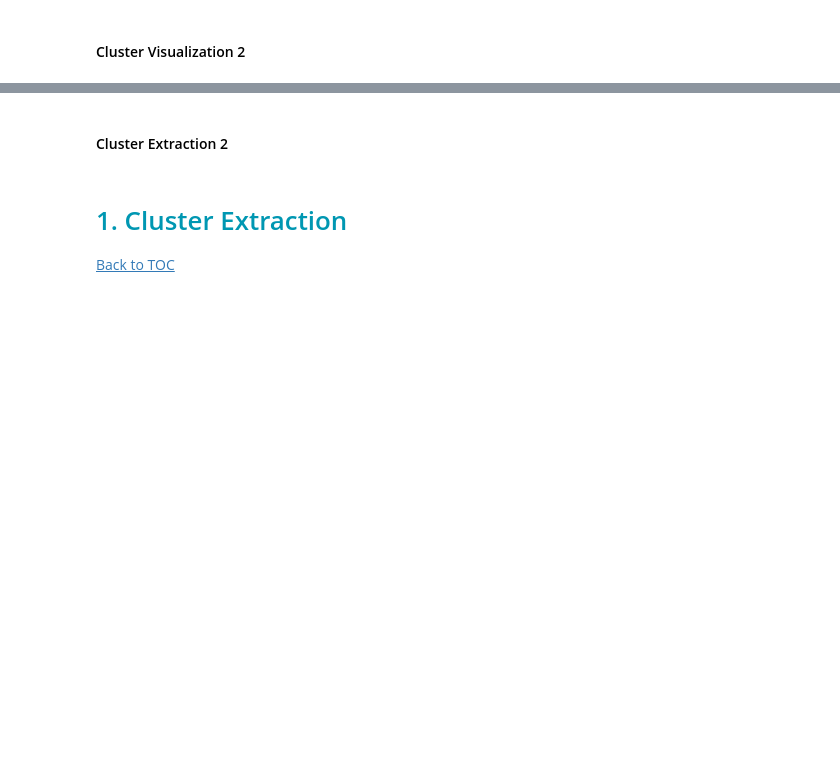
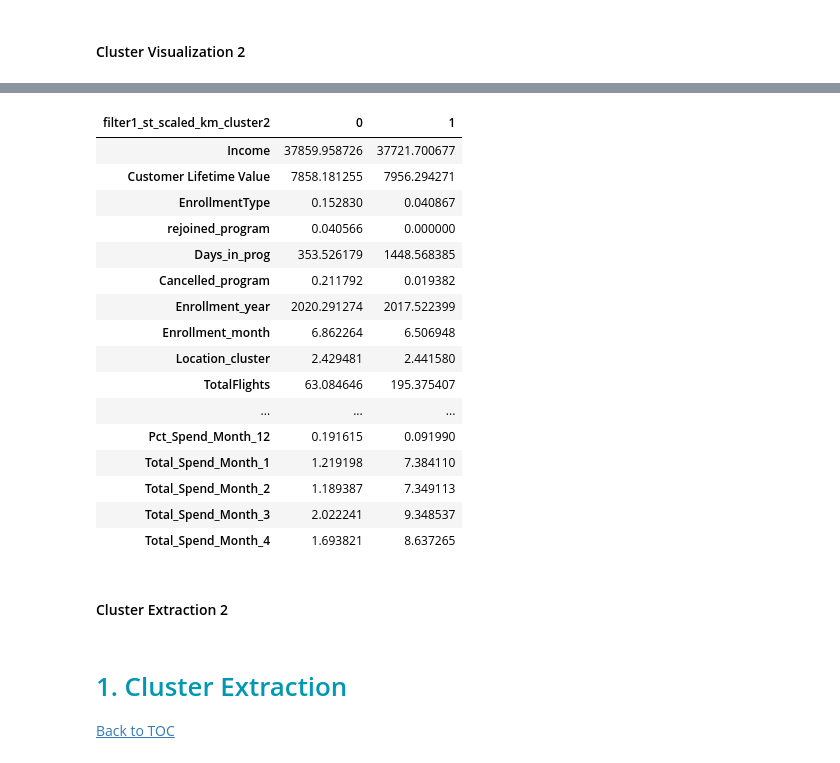
Before and after one commit to andrerangelferreira/DataMiningProject_AIAI_Group51, a Jupyter notebook: notebooks/FAUSTO__Group51_Clustering_Code.ipynb, the cells around one changed output, grey strips where cells are left out. Drawn from its saved outputs; the diff is of its cells as text; code cells hidden in the pictures; blank space fills up the shorter version.

```diff
--- a/notebooks/FAUSTO__Group51_Clustering_Code.ipynb
+++ b/notebooks/FAUSTO__Group51_Clustering_Code.ipynb
@@ -562,17 +638,17 @@ plot_dendrogram(people_filtered1_rb_scl, 'ward')
 # %% [markdown]
 #### Cluster Visualization 2
 # %%
-people_filtered1['filter1_rb_scaled_ward_cluster3'] = AgglomerativeClustering(
-    linkage = 'ward', n_clusters = 3
+people_filtered1['filter1_rb_scaled_ward_cluster6'] = AgglomerativeClustering(
+    linkage = 'ward', n_clusters = 6
     ).fit_predict(people_filtered1_rb_scl)
 
-people_filtered1['filter1_st_scaled_ward_cluster2'] = AgglomerativeClustering(
-    linkage = 'ward', n_clusters = 2
+people_filtered1['filter1_st_scaled_ward_cluster12'] = AgglomerativeClustering(
+    linkage = 'ward', n_clusters = 12
     ).fit_predict(people_filtered1_st_scl)
 # %%
 kmeans_rb_scl = KMeans(n_clusters=5, random_state=42).fit(people_filtered1_rb_scl)
 people_filtered1['filter1_rb_scaled_km_cluster5'] = kmeans_rb_scl.predict(people_filtered1_rb_scl)
 
-kmeans_st_scl = KMeans(n_clusters=5, random_state=42).fit(people_filtered1_st_scl)
-people_filtered1['filter1_st_scaled_km_cluster5'] = kmeans_st_scl.predict(people_filtered1_st_scl)
+kmeans_st_scl = KMeans(n_clusters=2, random_state=42).fit(people_filtered1_st_scl)
+people_filtered1['filter1_st_scaled_km_cluster2'] = kmeans_st_scl.predict(people_filtered1_st_scl)
 # %%
@@ -582,9 +660,23 @@ plot_umap_projections(people_filtered1, cluster_filter1)
 # %%
-groupby_mean(people_filtered1, 'filter1_st_scaled_km_cluster5')
-
-
-# CORRER OS OUTROS GROUP BY
-# FAZER LABEL DOS CLUSTERS PRESENTES
+groupby_mean(people_filtered1, 'filter1_st_scaled_km_cluster2')
+# %% [output]
+| filter1_st_scaled_km_cluster2 | 0 | 1 |
+| Income | 37859.958726 | 37721.700677 |
+| Customer Lifetime Value | 7858.181255 | 7956.294271 |
+| EnrollmentType | 0.152830 | 0.040867 |
+| rejoined_program | 0.040566 | 0.000000 |
+| Days_in_prog | 353.526179 | 1448.568385 |
+| Cancelled_program | 0.211792 | 0.019382 |
+| Enrollment_year | 2020.291274 | 2017.522399 |
+| Enrollment_month | 6.862264 | 6.506948 |
+| Location_cluster | 2.429481 | 2.441580 |
+| TotalFlights | 63.084646 | 195.375407 |
+| ... | ... | ... |
+| Pct_Spend_Month_12 | 0.191615 | 0.091990 |
+| Total_Spend_Month_1 | 1.219198 | 7.384110 |
+| Total_Spend_Month_2 | 1.189387 | 7.349113 |
+| Total_Spend_Month_3 | 2.022241 | 9.348537 |
+| Total_Spend_Month_4 | 1.693821 | 8.637265 |
 # %%
 # 3 - alcoholics | 1 - parents | 2 - young adults technology
 # %% [markdown]
```
Also changed, not shown: parts of 13 cells of this notebook.
